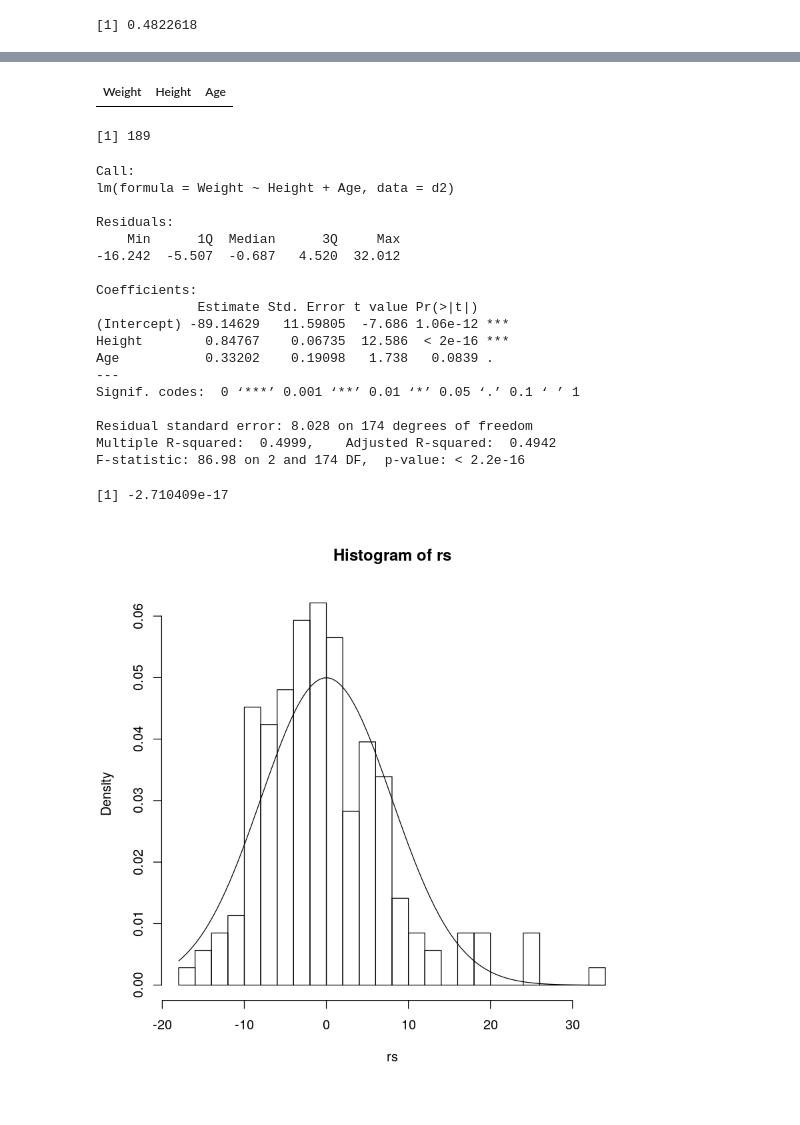
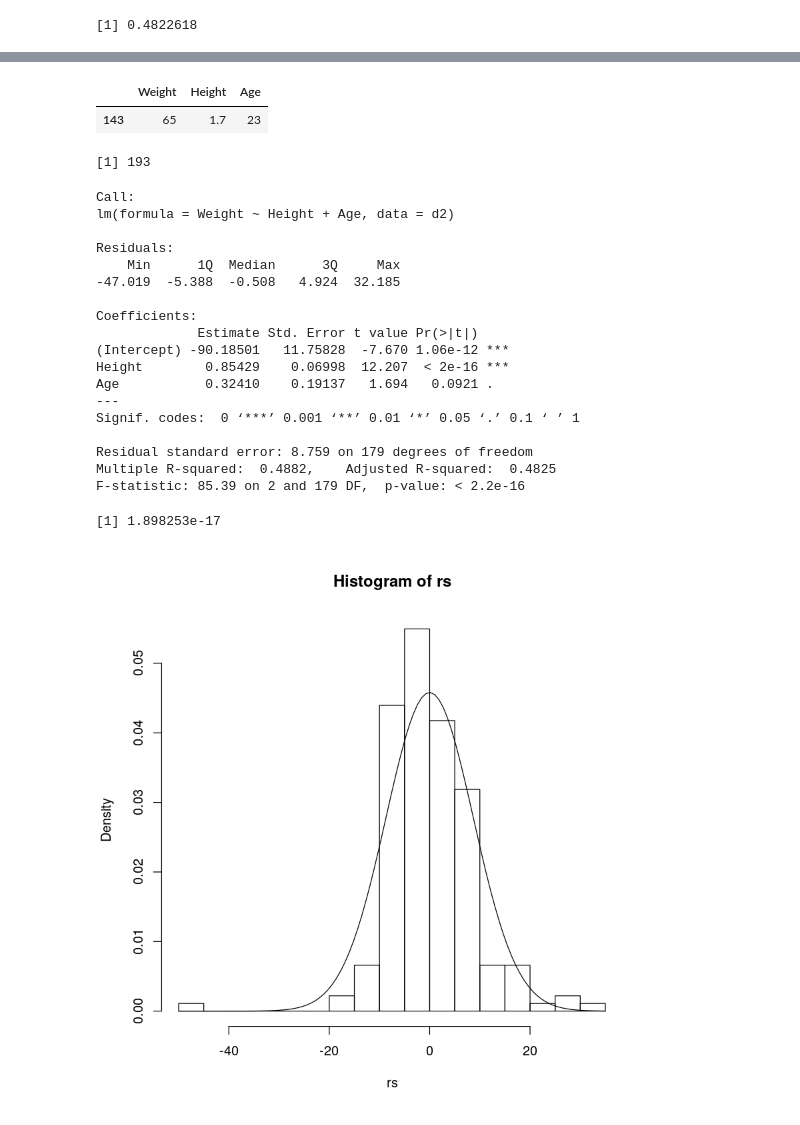
Before and after one commit to jamii/jamii.github.com, a Jupyter notebook: classes/stats/Week4.ipynb, the cells around one changed output, grey strips where cells are left out. Drawn from its saved outputs; the diff is of its cells as text; code cells hidden in the pictures.

```diff
--- a/classes/stats/Week4.ipynb
+++ b/classes/stats/Week4.ipynb
@@ -6,7 +6,7 @@ sqrt((3487.37 - 2676.29) / 3487.37)
 [1] 0.4822618
 # %%
 library(foreign)
-d <- as.data.frame(read.spss("./2017_Questionnaire_1_cleaned.sav"))
+d <- as.data.frame(read.spss("./2017_Questionnaire_1.sav"))
 d <- d[,c("Weight", "Height","Age")]
 d <- d[complete.cases(d),]
 summary(d)
@@ -87,5 +87,5 @@ d[which(abs(sdr) >= qt(1-(.05/2)/nrow(d),df=nrow(d)-4-1)),]
 # %%
 cooksd <- cooks.distance(model)
 summary(cooksd)
-d[which(cooksd >= 2),]
+d[cooksd >= 2,]
 # %% [output]
@@ -94,37 +94,38 @@ d[which(cooksd >= 2),]
-| Weight | Height | Age |
+|  | Weight | Height | Age |
+| 143 | 65 | 1.7 | 23 |
 # %%
 d2 <- d[!(mahal >= qchisq(1-.05,df=ncol(predictors))),]
 nrow(d)
 model2 <- lm(Weight ~ Height + Age, data=d2)
 summary(model2)
 # %% [output]
-[1] 189
+[1] 193
 Call:
 lm(formula = Weight ~ Height + Age, data = d2)
 
 Residuals:
     Min      1Q  Median      3Q     Max
--16.242  -5.507  -0.687   4.520  32.012
+-47.019  -5.388  -0.508   4.924  32.185
 
 Coefficients:
              Estimate Std. Error t value Pr(>|t|)
-(Intercept) -89.14629   11.59805  -7.686 1.06e-12 ***
-Height        0.84767    0.06735  12.586  < 2e-16 ***
-Age           0.33202    0.19098   1.738   0.0839 .
+(Intercept) -90.18501   11.75828  -7.670 1.06e-12 ***
+Height        0.85429    0.06998  12.207  < 2e-16 ***
+Age           0.32410    0.19137   1.694   0.0921 .
 ---
 Signif. codes:  0 ‘***’ 0.001 ‘**’ 0.01 ‘*’ 0.05 ‘.’ 0.1 ‘ ’ 1
 
-Residual standard error: 8.028 on 174 degrees of freedom
-Multiple R-squared:  0.4999,    Adjusted R-squared:  0.4942
-F-statistic: 86.98 on 2 and 174 DF,  p-value: < 2.2e-16
+Residual standard error: 8.759 on 179 degrees of freedom
+Multiple R-squared:  0.4882,    Adjusted R-squared:  0.4825
+F-statistic: 85.39 on 2 and 179 DF,  p-value: < 2.2e-16
 # %%
 rs <- residuals(model2)
 mean(rs) / sd(rs)
 hist(rs,prob=TRUE, breaks=20)
 curve(dnorm(x,mean=0,sd=sd(rs)),add=TRUE)
 # %% [output]
-[1] -2.710409e-17
+[1] 1.898253e-17
-[figure, old version]
+[figure, new version]
 # %%
 # install.packages("car")
 # library(car)
```
Also changed, not shown: parts of 36 cells of this notebook, 2 other files.
